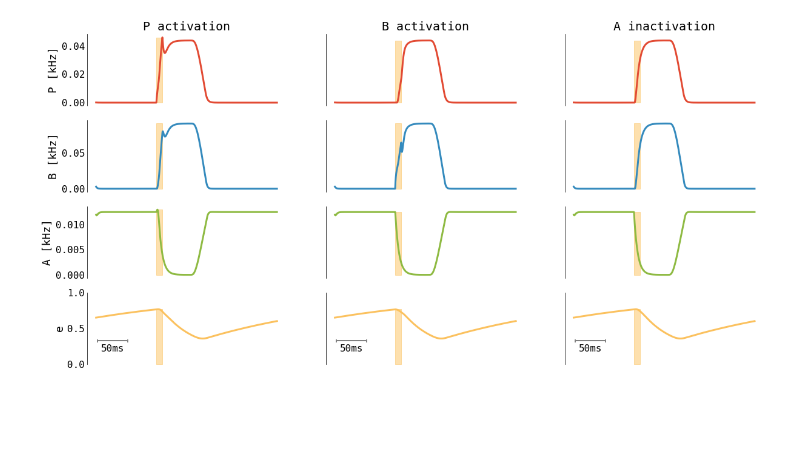
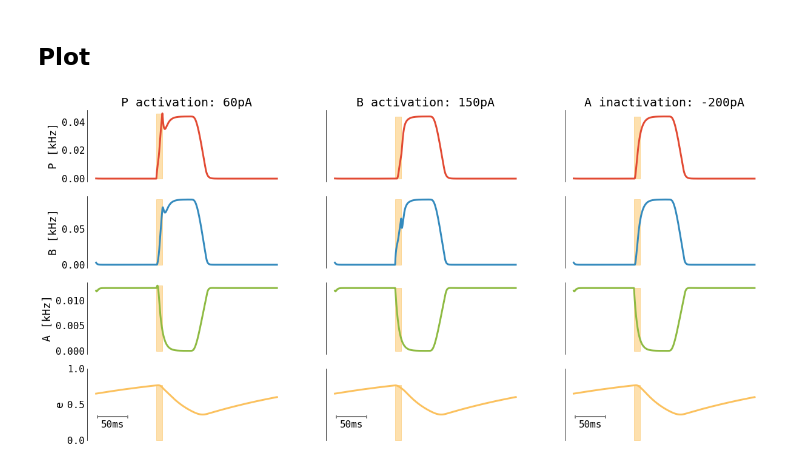
Before and after one commit to jajcayn/re_hippocampal_model, a Jupyter notebook: fig5-current_stimulation.ipynb, the cells around one changed output. Saved outputs shown, nothing was run; the diff lists cells and outputs as text; code cells hidden in the pictures; blank space fills up the shorter version.

```diff
--- a/fig5-current_stimulation.ipynb
+++ b/fig5-current_stimulation.ipynb
@@ -66,7 +25,7 @@ PULSE_LEN = 10  # ms
 SIM_DURATION = 300  # ms
 
 
-def hc_rate_with_pulse(pulse_size, pulse_mass):
+def hc_rate_with_pulse(pulse_size, pulse_mass, backend="numba"):
     hc = HippocampalCA3Node(aswr_mass_type="variable_depression")
     for mass in hc:
         mass._noise_input = [ZeroInput()]
@@ -79,11 +38,14 @@ def hc_rate_with_pulse(pulse_size, pulse_mass):
     ]
     m = MultiModel.init_node(hc)
     m.model_instance.initial_state = np.array([0.0001, 0.003, 0.012, 0.649])
-    m.params["backend"] = "numba"
+    m.params["backend"] = backend
     m.params["duration"] = SIM_DURATION
     m.params["dt"] = 0.05
+    m.params["sampling_dt"] = 0.1
     m.run()
     return m.xr()
+# %% [markdown]
+## Plot
 # %%
 fig, axs = plt.subplots(nrows=4, ncols=3, sharex=True, sharey="row", figsize=(20, 10))
 
@@ -100,35 +62,32 @@ for mass in range(3):
         ax.plot(
             res.time, res.sel({"output": fields[i]}).T, linewidth=3.0, color=cols[i]
         )
         ax.fill_between(
             np.arange(
                 PULSE_START / 1000.0, (PULSE_START + PULSE_LEN + 0.05) / 1000.0, 0.00005
             ),
             0,
             res.sel({"output": fields[i]}).max(),
             alpha=0.5,
             color="C4",
         )
         if mass == 0:
             ax.set_ylabel(ylabels[i])
         if i == 0:
-            ax.set_title(titles[mass])
+            ax.set_title(f"{titles[mass]}: {PULSE_SIZES[mass]:.0f}pA")
         if i == 3:
             ax.set_ylim([0, 1])
             bar = AnchoredHScaleBar(
                 size=0.05,
                 label="50ms",
                 loc=3,
-                frameon=False,
-                pad=0.6,
-                sep=4,
                 linekw=dict(color="gray", linewidth=2.0),
                 ax=ax,
             )
             ax.add_artist(bar)
         ax.set_xticks([])
         sns.despine(ax=ax, bottom=True)
 
 plt.savefig("../figs/rate_current_SWR.pdf", transparent=True, bbox_inches="tight")
 # %% [output]
-[figure, old version]
+[figure, new version]
```
Also changed, not shown: parts of 7 cells of this notebook, 7 other files.
